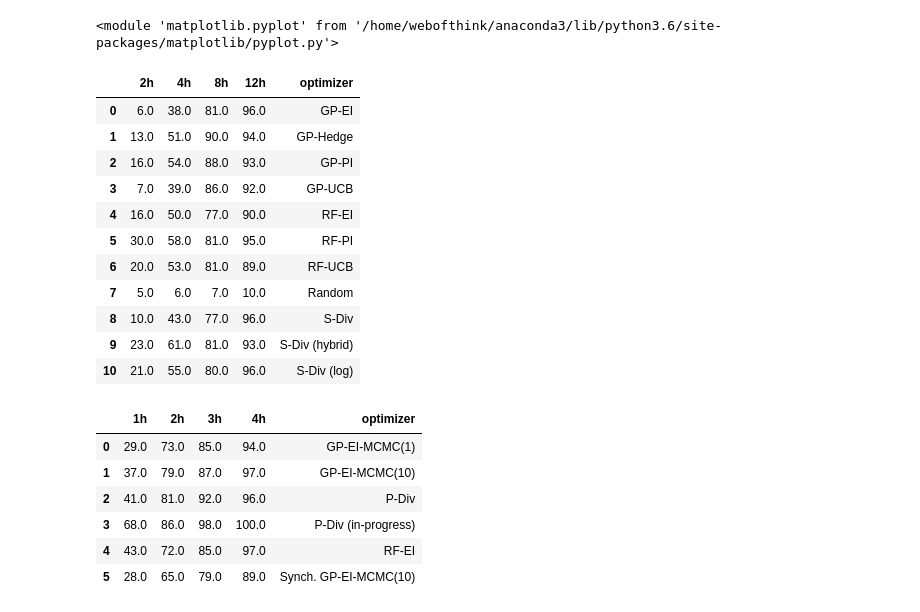
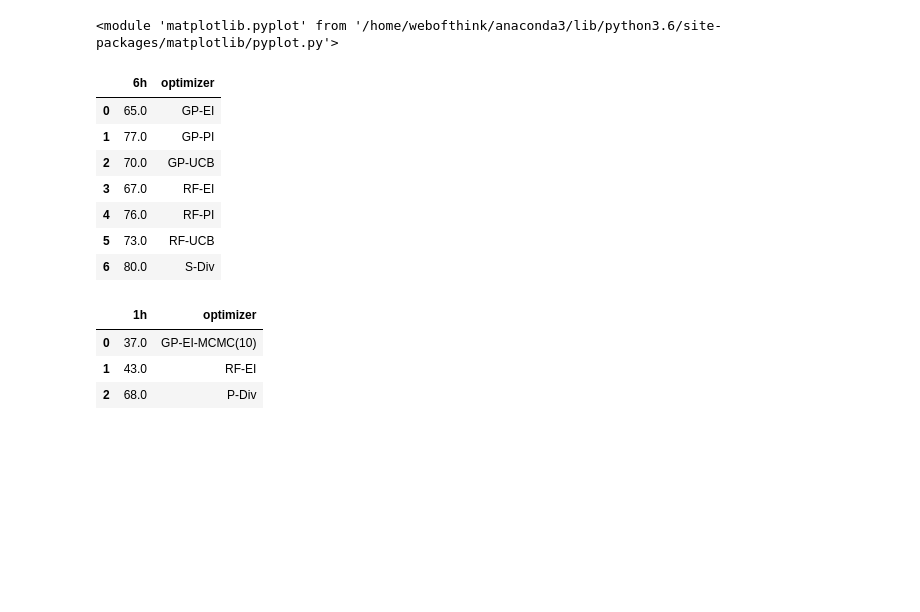
Before and after one commit to yongjinkim49/ecml, a Jupyter notebook: results/[ICML19] CIFAR10-VGG performance evaluation.ipynb, the cells around one changed output. Cells and saved outputs as stored; diff of their text form; code cells hidden in the pictures; blank space fills up the shorter version.

```diff
--- a/results/[ICML19] CIFAR10-VGG performance evaluation.ipynb
+++ b/results/[ICML19] CIFAR10-VGG performance evaluation.ipynb
@@ -202,20 +202,3 @@ draw_best_error_curve(results, selected, 100,
                      )
 # %% [output]
 [figure]
-# %%
-# ETR performance comparision
-etr_divs = [ 'S-Div (median)', 'S-Div (interval)', 'S-Div (knock)', 'S-Div (penta)', 'S-Div (hybrid)' ] # 'BOHB (surrogate)',
-baselines = ['S-Div (baseline)', 'Random']
-etr_results = {}
-etr_results.update(results)
-num_runs = 100
-etr_results['S-Div (baseline)'] = load_json(s_path + 'DIV-SEQ.hybrid.HPO_emulator(100).json')
-#etr_results['BOHB (surrogate)'] = load_json(s_path + 'BOHB.surrogate(100).json')
-etr_results['S-Div (median)'] = load_json(s_path + 'DIV-SEQ.hybrid.HPO_emulator.ETR-VizMedian(100).json')
-etr_results['S-Div (interval)'] = load_json(s_path + 'DIV-SEQ.hybrid.HPO_emulator.ETR-Interval(100).json')
-etr_results['S-Div (knock)'] = load_json(s_path + 'DIV-SEQ.hybrid.HPO_emulator.ETR-Knock(100).json')
-
-etr_results['S-Div (penta)'] = load_json(s_path + 'DIV-SEQ.hybrid.HPO_emulator.ETR-VizPentaOpt(100).json')
-etr_results['S-Div (hybrid)'] = load_json(s_path + 'DIV-SEQ.hybrid.HPO_emulator.ETR-IntervalPentaOpt(100).json')
-draw_success_rate_fig(etr_results, target_goal =s['accuracy'], x_max=24 +1, x_unit='Hour',
-                            div=baselines + etr_divs, width=14, height=8 )
@@ -315,37 +325,35 @@ draw_best_error_curve(flat_results_6, selected, num_trials, x_unit='Min',
 # %%
 # For sequential HPO performance table generation
 summary = []
-checking_hours = [2, 4, 8, 12] # 1, 2, 6, 12
+checking_hours = [6,] # 1, 2, 6, 12
+s_comp_list = ['GP-EI', 'GP-PI', 'GP-UCB', 'RF-EI', 'RF-PI', 'RF-UCB', 'S-Div']
 fail_summary = calc_catastrophic_failures(results, s['accuracy'], num_trials, 25)
-for key in fail_summary.keys():
+for key in s_comp_list:
     r = {'optimizer':  key }
     #print("{} failure rates: {}".format(key,len( fail_summary[key])))
     for h in checking_hours:
         #print('after {} hours: {:.0f}%'.format(h, fail_summary[key][h] * 100))
         r['{:2d}h'.format(h)] = (1.0 - fail_summary[key][h]) * 100
     summary.append(r)
 
 table = pd.DataFrame(summary)
 table
 # %% [output]
-|  | 2h | 4h | 8h | 12h | optimizer |
-| 0 | 6.0 | 38.0 | 81.0 | 96.0 | GP-EI |
-| 1 | 13.0 | 51.0 | 90.0 | 94.0 | GP-Hedge |
-| 2 | 16.0 | 54.0 | 88.0 | 93.0 | GP-PI |
-| 3 | 7.0 | 39.0 | 86.0 | 92.0 | GP-UCB |
-| 4 | 16.0 | 50.0 | 77.0 | 90.0 | RF-EI |
-| 5 | 30.0 | 58.0 | 81.0 | 95.0 | RF-PI |
-| 6 | 20.0 | 53.0 | 81.0 | 89.0 | RF-UCB |
-| 7 | 5.0 | 6.0 | 7.0 | 10.0 | Random |
-| 8 | 10.0 | 43.0 | 77.0 | 96.0 | S-Div |
-| 9 | 23.0 | 61.0 | 81.0 | 93.0 | S-Div (hybrid) |
-| 10 | 21.0 | 55.0 | 80.0 | 96.0 | S-Div (log) |
+|  | 6h | optimizer |
+| 0 | 65.0 | GP-EI |
+| 1 | 77.0 | GP-PI |
+| 2 | 70.0 | GP-UCB |
+| 3 | 67.0 | RF-EI |
+| 4 | 76.0 | RF-PI |
+| 5 | 73.0 | RF-UCB |
+| 6 | 80.0 | S-Div |
 # %%
 # For parallel HPO performance table generation
 summary = []
-checking_hours = [1, 2, 3, 4] # 1, 2, 6, 12
+checking_hours = [1, ] # 2, 3, 4
+p_comp_list = ['GP-EI-MCMC(10)', 'RF-EI', 'P-Div'] # 'GP-PI', 'GP-UCB', 'RF-PI', 'RF-UCB',
 fail_summary = calc_catastrophic_failures(results_6, s['accuracy'], num_trials, 5)
-for key in fail_summary.keys():
+for key in p_comp_list:
     r = {'optimizer':  key }
     #print("{} failure rates: {}".format(key,len( fail_summary[key])))
     for h in checking_hours:
@@ -356,13 +364,10 @@ for key in fail_summary.keys():
 table1 = pd.DataFrame(summary)
 table1
 # %% [output]
-|  | 1h | 2h | 3h | 4h | optimizer |
-| 0 | 29.0 | 73.0 | 85.0 | 94.0 | GP-EI-MCMC(1) |
-| 1 | 37.0 | 79.0 | 87.0 | 97.0 | GP-EI-MCMC(10) |
-| 2 | 41.0 | 81.0 | 92.0 | 96.0 | P-Div |
-| 3 | 68.0 | 86.0 | 98.0 | 100.0 | P-Div (in-progress) |
-| 4 | 43.0 | 72.0 | 85.0 | 97.0 | RF-EI |
-| 5 | 28.0 | 65.0 | 79.0 | 89.0 | Synch. GP-EI-MCMC(10) |
+|  | 1h | optimizer |
+| 0 | 37.0 | GP-EI-MCMC(10) |
+| 1 | 43.0 | RF-EI |
+| 2 | 68.0 | P-Div |
 # %%
 # Time to success performance table generation
 summary2 = []
```
Also changed, not shown: parts of 13 cells of this notebook, 5 other files.
